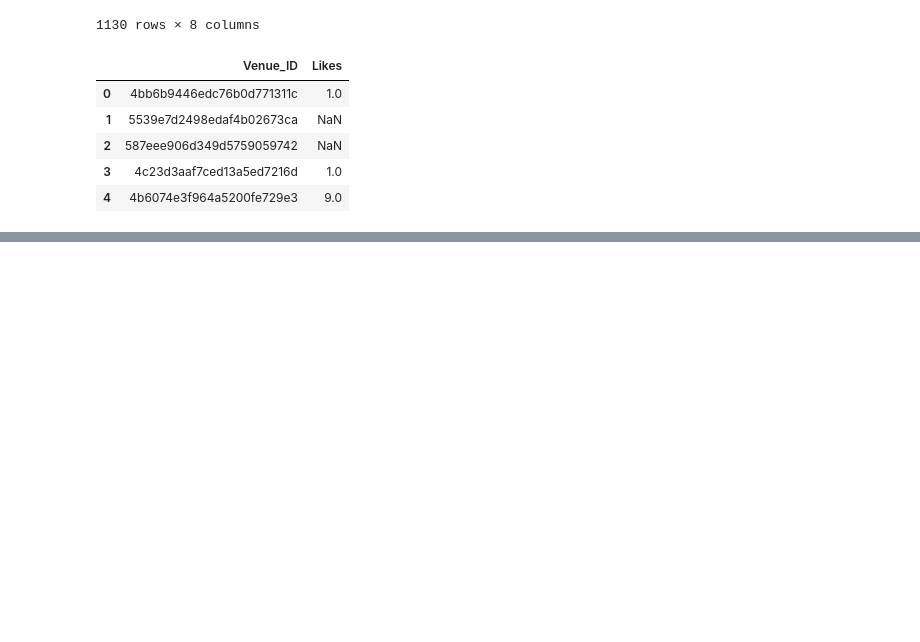
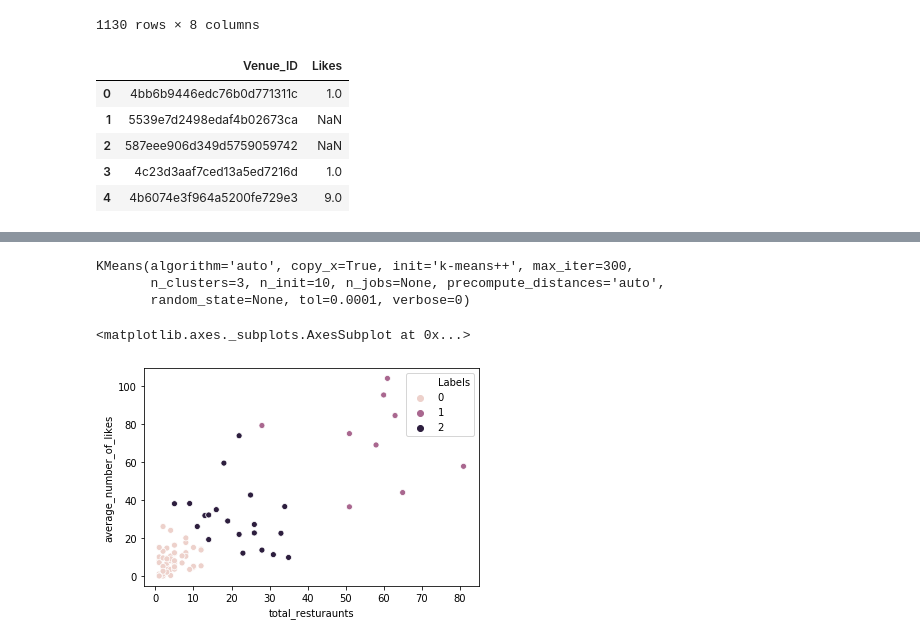
Before and after one commit to benjamin-weller/DataCapstone, a Jupyter notebook: Lunch Options.ipynb, the cells around one changed output, grey strips where cells are left out. Drawn from its saved outputs; the diff is of its cells as text; code cells hidden in the pictures; blank space fills up the shorter version.

```diff
--- a/Lunch Options.ipynb
+++ b/Lunch Options.ipynb
@@ -221,0 +597,7 @@ partial_venues
+# %%
+number_of_resutraunts_with_likes.rename(columns={"Likes":"resturaunts_with_likes"}, inplace=True)
+number_of_resutraunts.rename(columns={"Likes":"total_resturaunts"}, inplace=True)
+average_number_of_likes.rename(columns={"Likes":"average_number_of_likes"}, inplace=True)
+# %%
+totally_new_df = number_of_resutraunts_with_likes.merge(number_of_resutraunts, on="Postcode")
+totally_new_df = totally_new_df.merge(average_number_of_likes, on="Postcode")
@@ -221,0 +613,14 @@ partial_venues
+# %%
+kmeans = KMeans(n_clusters=3)
+kmeans.fit(totally_new_df.drop('Postcode',axis=1))
+# %% [output]
+KMeans(algorithm='auto', copy_x=True, init='k-means++', max_iter=300,
+       n_clusters=3, n_init=10, n_jobs=None, precompute_distances='auto',
+       random_state=None, tol=0.0001, verbose=0)
+# %%
+totally_new_df["Labels"] = kmeans.labels_
+# %%
+sns.scatterplot(x="total_resturaunts", y="average_number_of_likes", hue="Labels", data=totally_new_df.drop("Postcode", axis=1))
+# %% [output]
+<matplotlib.axes._subplots.AxesSubplot at 0x...>
+[figure, added]
```
Also changed, not shown: parts of 50 cells of this notebook, 5 other files.
